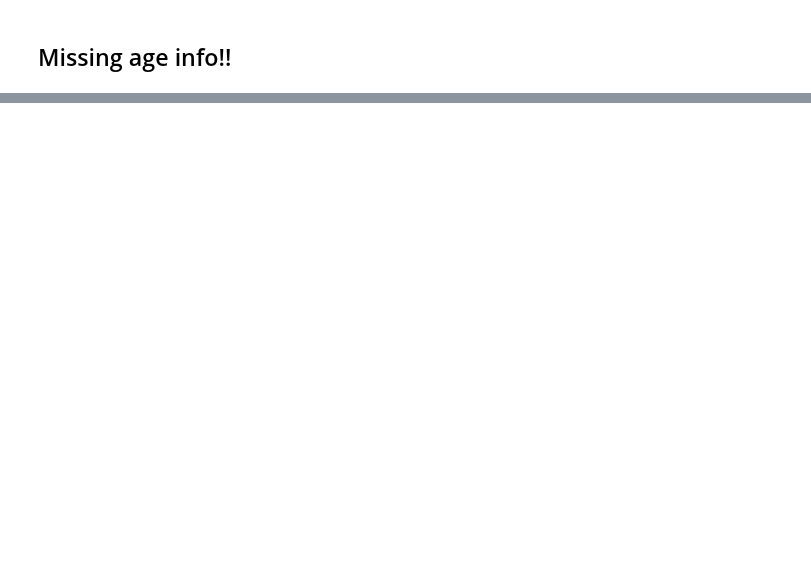
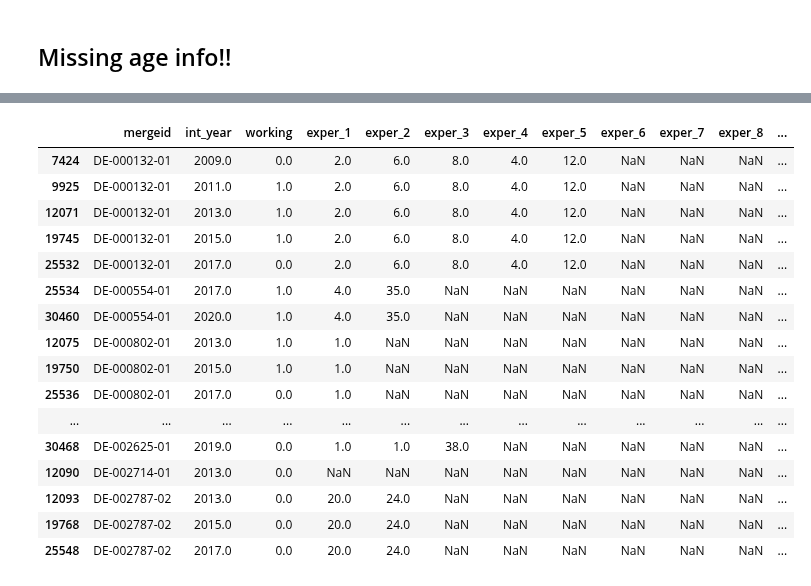
Before and after one commit to segsell/elder_care, a Jupyter notebook: src/parental_care/sandbox/estimation_data.ipynb, the cells around one changed output, grey strips where cells are left out. Cells and saved outputs as stored; diff of their text form; code cells hidden in the pictures; blank space fills up the shorter version.

Commit message:
Add unweighted work experience

```diff
--- a/src/parental_care/sandbox/estimation_data.ipynb
+++ b/src/parental_care/sandbox/estimation_data.ipynb
@@ -1994,0 +2483,3 @@ dat.loc[(dat["mother_alive"] == 1) & (dat["age_mother"].isna())]
+# %%
+dat['lagged_int_year'] = dat.groupby('mergeid')['int_year'].shift(1)
+dat['lagged_working'] = dat.groupby('mergeid')['working'].shift(1)
@@ -1994,0 +2540,4 @@ dat.loc[(dat["mother_alive"] == 1) & (dat["age_mother"].isna())]
+# %%
+dat.sort_values(by=["mergeid", "int_year"], inplace=True)
+
+dat["working_cum"] = dat.groupby("mergeid")["lagged_working"].cumsum()
@@ -1994,0 +2670,14 @@ dat.loc[(dat["mother_alive"] == 1) & (dat["age_mother"].isna())]
+# %%
+# Define the conditions and corresponding calculations
+conditions = [
+    dat['most_recent_job_ended'] <= dat['first_int_year'],
+    dat['most_recent_job_ended'] > dat['first_int_year']
+]
+
+calculations = [
+    dat['work_experience'] + dat['working_cum'],
+    dat['work_experience'] + dat['working_cum'] - (dat['most_recent_job_ended'] - dat['first_int_year'])
+]
+
+# Create the 'work_experience_precise' variable using np.select
+dat['work_experience_precise'] = np.select(conditions, calculations)
@@ -1994,0 +2748,2 @@ dat.loc[(dat["mother_alive"] == 1) & (dat["age_mother"].isna())]
+# %%
+dat['work_experience_total'] = dat['work_experience'] + dat['working_cum']
@@ -1994,0 +2752,36 @@ dat.loc[(dat["mother_alive"] == 1) & (dat["age_mother"].isna())]
+# %%
+dat.loc[
+    dat.index[0:30],
+    [
+        "mergeid",
+        "int_year",
+        "working",
+        "exper_1",
+        "exper_2",
+        "exper_3",
+        "exper_4",
+        "exper_5",
+        "exper_6",
+        "exper_7",
+        "exper_8",
+        "work_experience",
+    ],
+]
+# %% [output]
+|  | mergeid | int_year | working | exper_1 | exper_2 | exper_3 | exper_4 | exper_5 | exper_6 | exper_7 | exper_8 | ... |
+| 7424 | DE-000132-01 | 2009.0 | 0.0 | 2.0 | 6.0 | 8.0 | 4.0 | 12.0 | NaN | NaN | NaN | ... |
+| 9925 | DE-000132-01 | 2011.0 | 1.0 | 2.0 | 6.0 | 8.0 | 4.0 | 12.0 | NaN | NaN | NaN | ... |
+| 12071 | DE-000132-01 | 2013.0 | 1.0 | 2.0 | 6.0 | 8.0 | 4.0 | 12.0 | NaN | NaN | NaN | ... |
+| 19745 | DE-000132-01 | 2015.0 | 1.0 | 2.0 | 6.0 | 8.0 | 4.0 | 12.0 | NaN | NaN | NaN | ... |
+| 25532 | DE-000132-01 | 2017.0 | 0.0 | 2.0 | 6.0 | 8.0 | 4.0 | 12.0 | NaN | NaN | NaN | ... |
+| 25534 | DE-000554-01 | 2017.0 | 1.0 | 4.0 | 35.0 | NaN | NaN | NaN | NaN | NaN | NaN | ... |
+| 30460 | DE-000554-01 | 2020.0 | 1.0 | 4.0 | 35.0 | NaN | NaN | NaN | NaN | NaN | NaN | ... |
+| 12075 | DE-000802-01 | 2013.0 | 1.0 | 1.0 | NaN | NaN | NaN | NaN | NaN | NaN | NaN | ... |
+| 19750 | DE-000802-01 | 2015.0 | 1.0 | 1.0 | NaN | NaN | NaN | NaN | NaN | NaN | NaN | ... |
+| 25536 | DE-000802-01 | 2017.0 | 0.0 | 1.0 | NaN | NaN | NaN | NaN | NaN | NaN | NaN | ... |
+| ... | ... | ... | ... | ... | ... | ... | ... | ... | ... | ... | ... | ... |
+| 30468 | DE-002625-01 | 2019.0 | 0.0 | 1.0 | 1.0 | 38.0 | NaN | NaN | NaN | NaN | NaN | ... |
+| 12090 | DE-002714-01 | 2013.0 | 0.0 | NaN | NaN | NaN | NaN | NaN | NaN | NaN | NaN | ... |
+| 12093 | DE-002787-02 | 2013.0 | 0.0 | 20.0 | 24.0 | NaN | NaN | NaN | NaN | NaN | NaN | ... |
+| 19768 | DE-002787-02 | 2015.0 | 0.0 | 20.0 | 24.0 | NaN | NaN | NaN | NaN | NaN | NaN | ... |
+| 25548 | DE-002787-02 | 2017.0 | 0.0 | 20.0 | 24.0 | NaN | NaN | NaN | NaN | NaN | NaN | ... |
```
Also changed, not shown: parts of 93 cells of this notebook.
